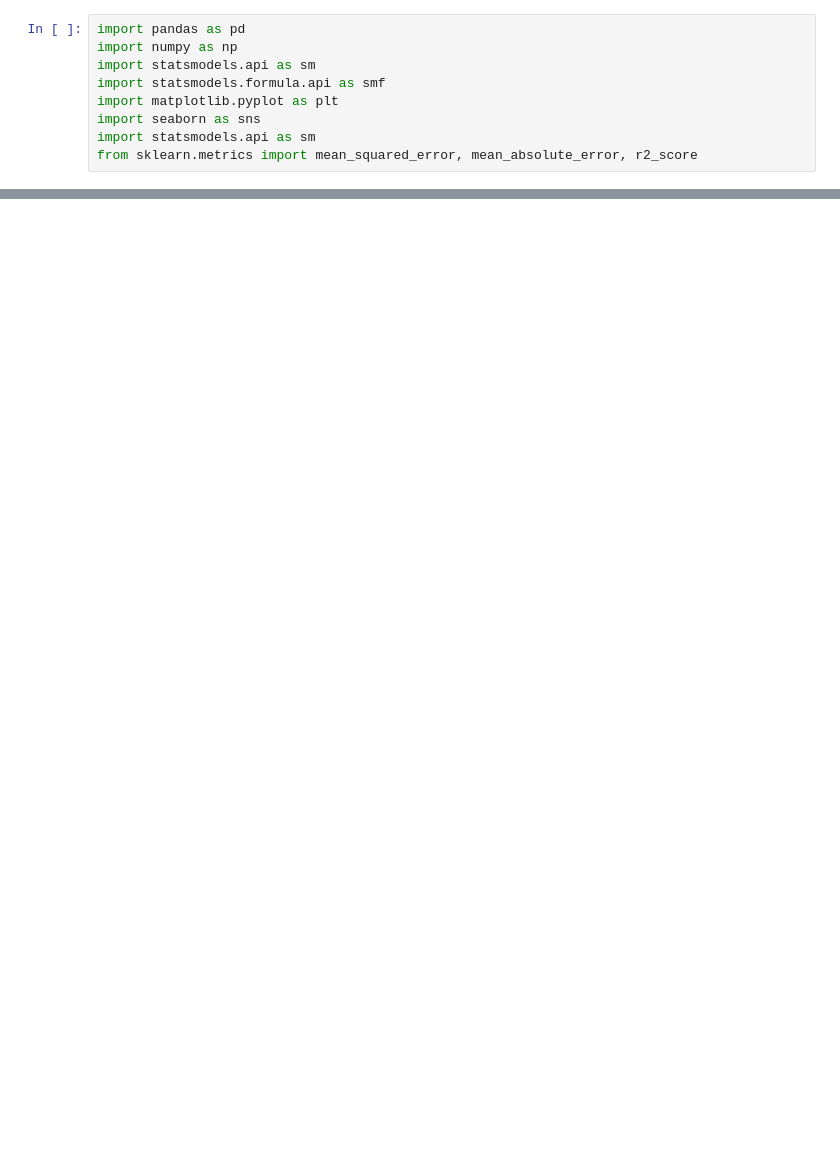
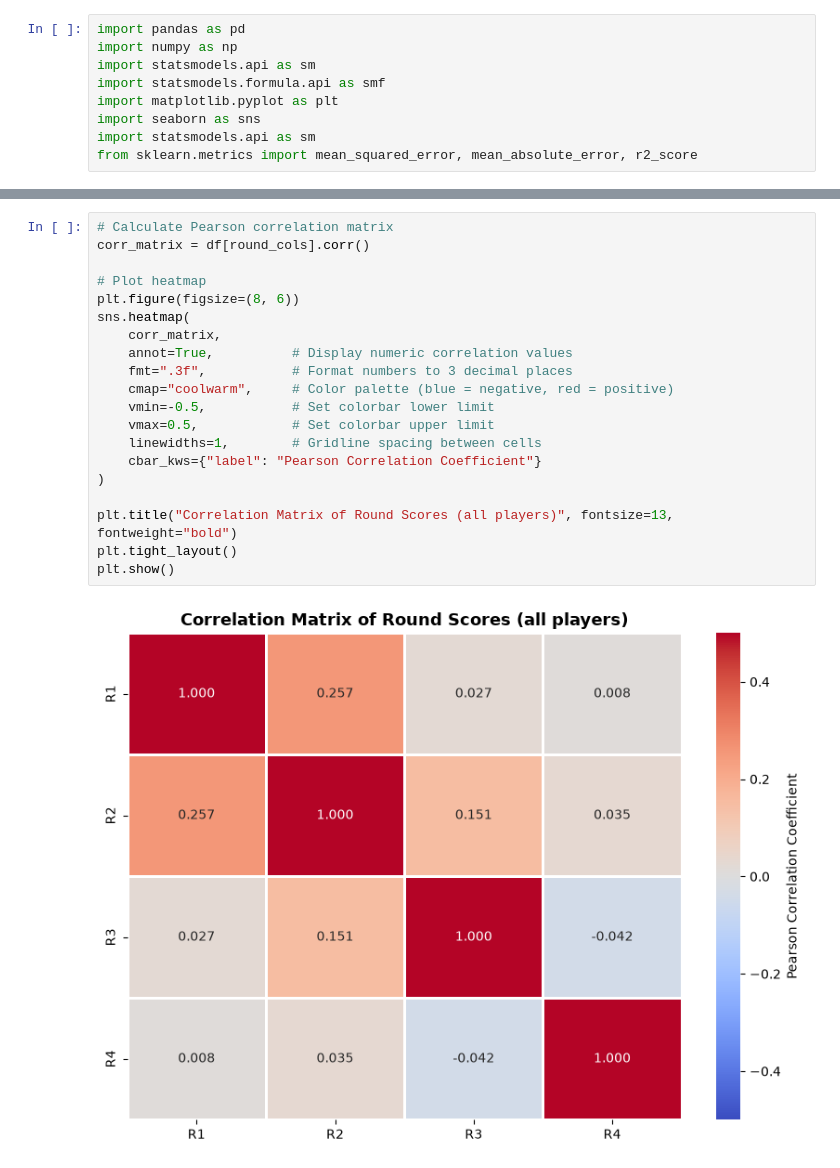
Before and after one commit to kenmassey/bad355-git, a Jupyter notebook: regression/regress-masters.ipynb, the cells around one changed output, grey strips where cells are left out. Saved outputs shown, nothing was run; the diff lists cells and outputs as text; blank space fills up the shorter version.

```diff
--- a/regression/regress-masters.ipynb
+++ b/regression/regress-masters.ipynb
@@ -50,3 +54,25 @@ R4   54.0  72.092593  3.737967  66.0  69.0  72.0  75.0  80.0
+# %%
+# Calculate Pearson correlation matrix
+corr_matrix = df[round_cols].corr()
+
+# Plot heatmap
+plt.figure(figsize=(8, 6))
+sns.heatmap(
+    corr_matrix,
+    annot=True,          # Display numeric correlation values
+    fmt=".3f",           # Format numbers to 3 decimal places
+    cmap="coolwarm",     # Color palette (blue = negative, red = positive)
+    vmin=-0.5,           # Set colorbar lower limit
+    vmax=0.5,            # Set colorbar upper limit
+    linewidths=1,        # Gridline spacing between cells
+    cbar_kws={"label": "Pearson Correlation Coefficient"}
+)
+
+plt.title("Correlation Matrix of Round Scores (all players)", fontsize=13, fontweight="bold")
+plt.tight_layout()
+plt.show()
+# %% [output]
+[figure, added]
 # %%
 model= smf.ols('R2 ~ R1', data=df).fit()
 print(model.summary())
```
Also changed, not shown: parts of 16 cells of this notebook, 2 other files.
